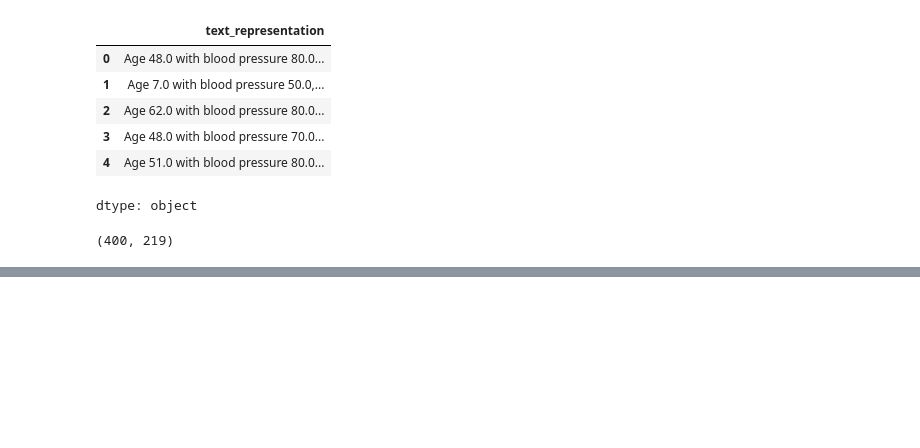
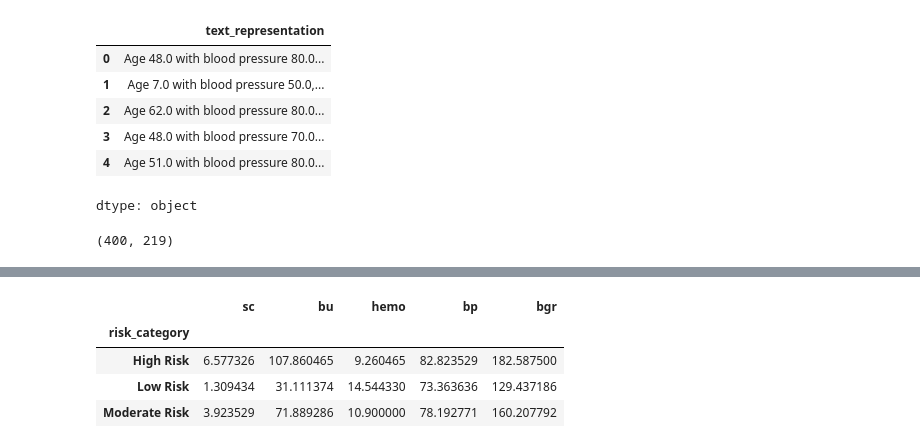
Before and after one commit to Saritha-batch1/Multi-Model-AI-Agent, a Jupyter notebook: multimodel_AI_on_HD_Deekshitha.ipynb, the cells around one changed output, grey strips where cells are left out. Drawn from its saved outputs; the diff is of its cells as text; code cells hidden in the pictures; blank space fills up the shorter version.

```diff
--- a/multimodel_AI_on_HD_Deekshitha.ipynb
+++ b/multimodel_AI_on_HD_Deekshitha.ipynb
@@ -323,0 +444,8 @@ tfidf.shape
+# %%
+df.groupby("risk_category")[["sc","bu","hemo","bp","bgr"]].mean()
+# %% [output]
+|  | sc | bu | hemo | bp | bgr |
+| risk_category |  |  |  |  |  |
+| High Risk | 6.577326 | 107.860465 | 9.260465 | 82.823529 | 182.587500 |
+| Low Risk | 1.309434 | 31.111374 | 14.544330 | 73.363636 | 129.437186 |
+| Moderate Risk | 3.923529 | 71.889286 | 10.900000 | 78.192771 | 160.207792 |
```
Also changed, not shown: parts of 15 cells of this notebook.
